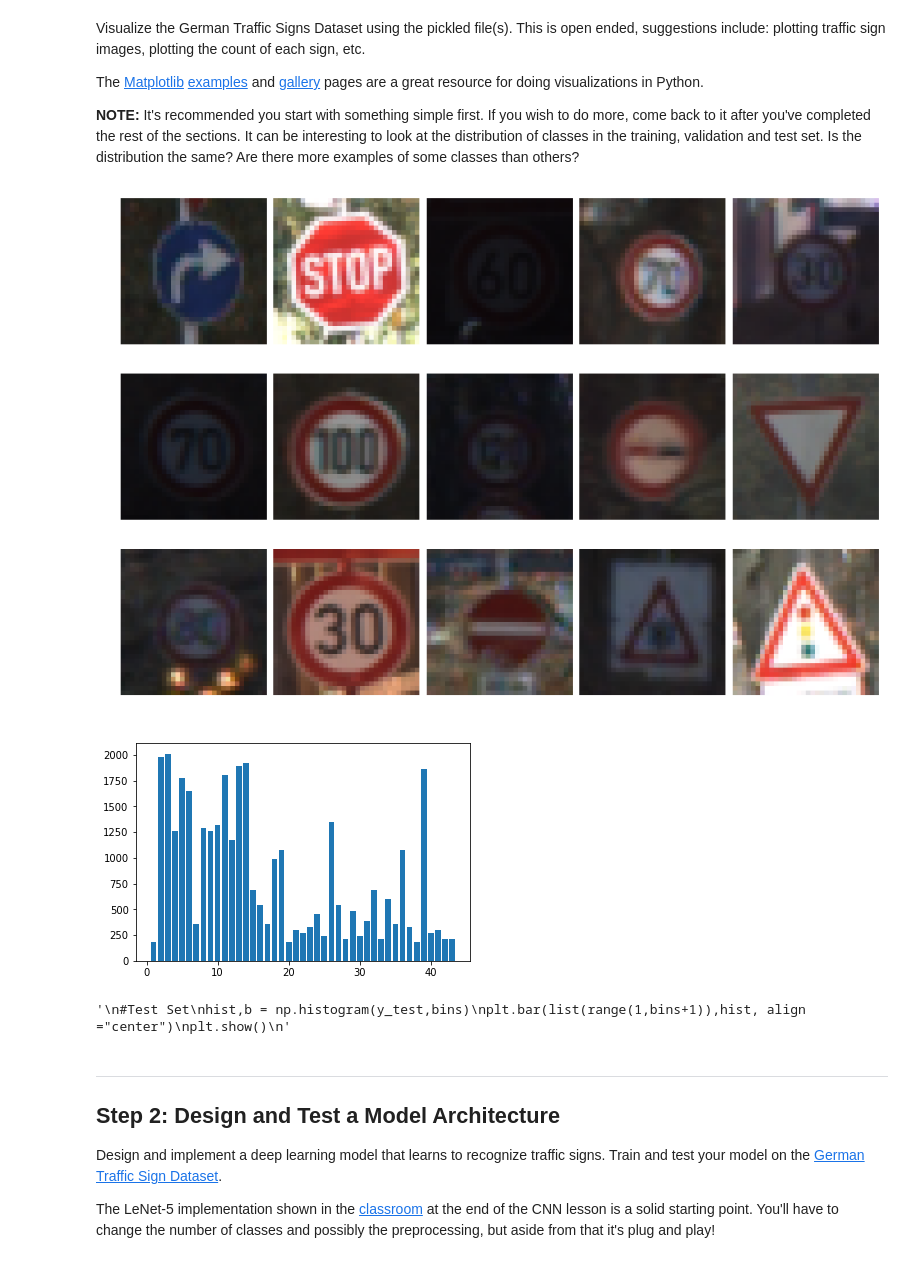
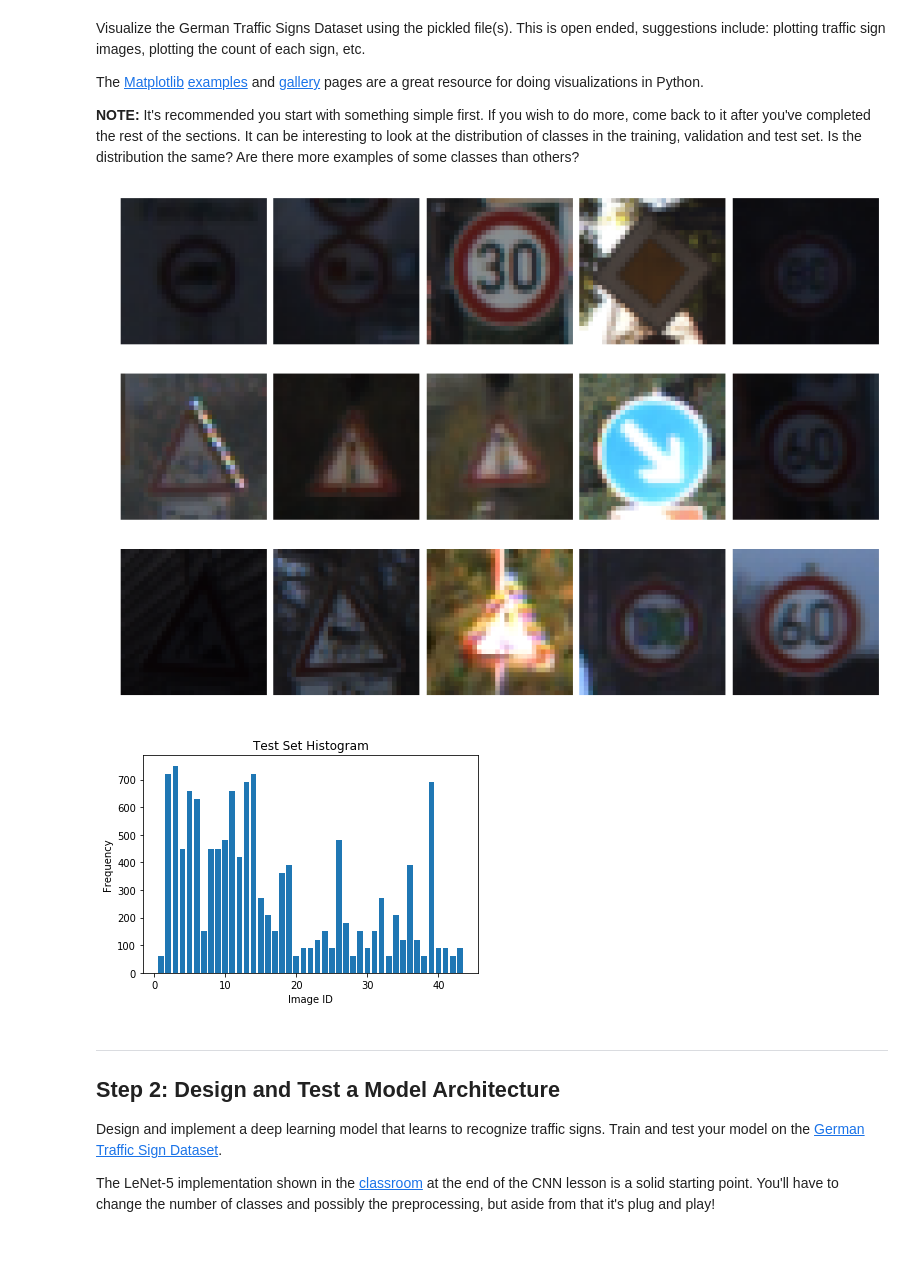
Before and after one commit to JamesDiDonato/CarND-P2, a Jupyter notebook: Traffic_Sign_Classifier.ipynb, the cells around one changed output. Saved outputs shown, nothing was run; the diff lists cells and outputs as text; code cells hidden in the pictures.

```diff
--- a/Traffic_Sign_Classifier.ipynb
+++ b/Traffic_Sign_Classifier.ipynb
@@ -24,7 +24,7 @@ The [rubric](https://review.udacity.com/#!/rubrics/481/view) contains "Stand Out
 import pickle
 
 
-# TODO: Fill this in based on where you saved the training and testing data
+# Import the training, validation, and test sets:
 
 training_file = 'traffic-signs-data/train.p'
 validation_file= 'traffic-signs-data/valid.p'
@@ -37,9 +37,9 @@ with open(validation_file, mode='rb') as f:
 with open(testing_file, mode='rb') as f:
     test = pickle.load(f)
 
-X_train, y_train = train['features'], train['labels']
-X_valid, y_valid = valid['features'], valid['labels']
-X_test, y_test = test['features'], test['labels']
+X_train_raw, y_train = train['features'], train['labels']
+X_valid_raw, y_valid = valid['features'], valid['labels']
+X_test_raw, y_test = test['features'], test['labels']
 # %% [markdown]
 ---
 
@@ -95,8 +96,8 @@ The [Matplotlib](http://matplotlib.org/) [examples](http://matplotlib.org/exampl
 
 **NOTE:** It's recommended you start with something simple first. If you wish to do more, come back to it after you've completed the rest of the sections. It can be interesting to look at the distribution of classes in the training, validation and test set. Is the distribution the same? Are there more examples of some classes than others?
 # %%
-### Data exploration visualization code goes here.
-### Feel free to use as many code cells as needed.
+### Data exploration visualization
+
 import matplotlib.pyplot as plt
 import random
 
@@ -112,35 +113,39 @@ for i in range(15):
     index = random_list[i]
     axes = ax1[i]
     axes.axis('off')
-    axes.imshow(X_train[index])
+    axes.imshow(X_train_raw[index])
 # %% [output]
-[figure, old version]
+[figure, new version]
 # %%
 import matplotlib.pyplot as plt
 #Plot Histograms of the training set:
 bins = n_classes
-
+'''
 #Training Set
 hist,b = np.histogram(y_train,bins)
 plt.bar(list(range(1,bins+1)),hist, align ="center")
-plt.show()
+plt.title("Training Set Histogram")
+'''
 
 '''
 #Validation Set
 hist,b = np.histogram(y_valid,bins)
 plt.bar(list(range(1,bins+1)),hist, align ="center")
-plt.show()
+plt.title("Validation Set Histogram")
 '''
 
-'''
+
 #Test Set
 hist,b = np.histogram(y_test,bins)
 plt.bar(list(range(1,bins+1)),hist, align ="center")
+plt.title("Test Set Histogram")
+
+
+plt.xlabel('Image ID')
+plt.ylabel('Frequency')
 plt.show()
-'''
 # %% [output]
-[figure, old version]
+[figure, new version]
-'\n#Test Set\nhist,b = np.histogram(y_test,bins)\nplt.bar(list(range(1,bins+1)),hist, align ="center")\nplt.show()\n'
 # %% [markdown]
 ----
 
```
Also changed, not shown: parts of 10 cells of this notebook, 6 other files.
